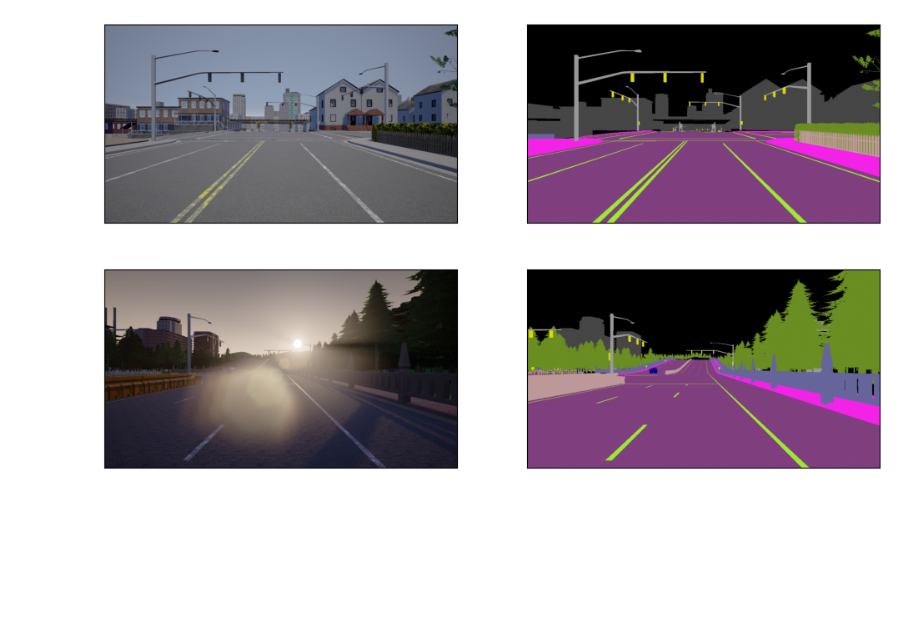
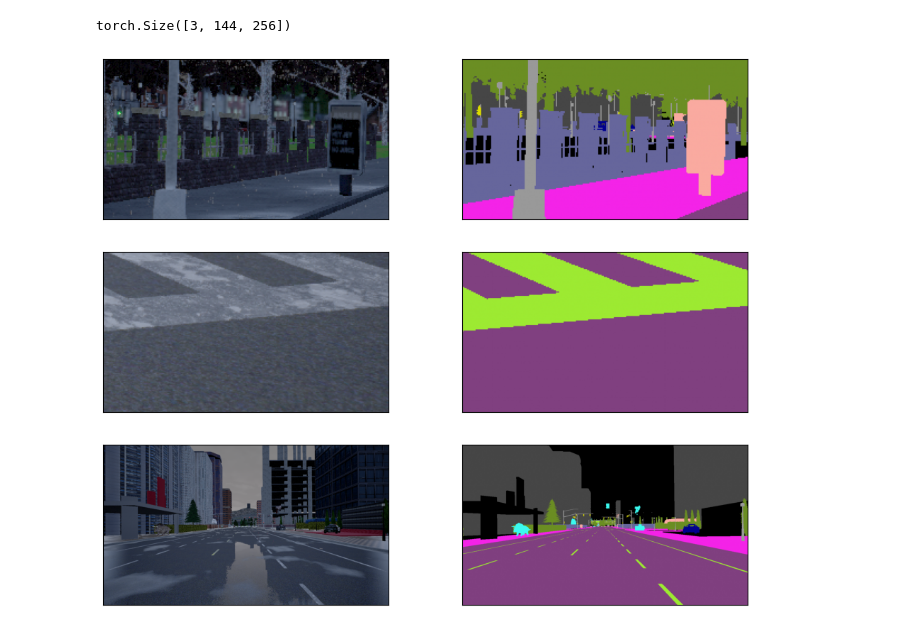
Before and after one commit to NotXia/street-anomaly-segmentation, a Jupyter notebook: src/main.ipynb, the cells around one changed output. Saved outputs shown, nothing was run; the diff lists cells and outputs as text; code cells hidden in the pictures; blank space fills up the shorter version.

```diff
--- a/src/main.ipynb
+++ b/src/main.ipynb
@@ -27,16 +39,19 @@ from utils.misc import set_random_seeds
 # %%
-ds_train = StreetHazardsDataset("./data/train/train.odgt")
-ds_val = StreetHazardsDataset("./data/train/validation.odgt")
+# ds_train = StreetHazardsDataset("./data/train/train.odgt", patch_size=(144, 256))
+# ds_val = StreetHazardsDataset("./data/train/validation.odgt")
+# __ds_test = StreetHazardsDataset("./data/test/test.odgt")
 
-plt.figure(figsize=(12, 7))
-plt.subplot(2, 2, 1)
-visualize_scene(ds_train[0][0])
-plt.subplot(2, 2, 2)
-visualize_annotation(ds_train[0][1])
-plt.subplot(2, 2, 3)
-visualize_scene(ds_val[0][0])
-plt.subplot(2, 2, 4)
-visualize_annotation(ds_val[0][1])
-plt.show()
+# plt.figure(figsize=(12, 10))
+# plt.subplot(3, 2, 1)
+# visualize_scene(ds_train[0][0])
+# plt.subplot(3, 2, 2)
+# visualize_annotation(ds_train[0][1])
+# plt.subplot(3, 2, 3)
+# visualize_scene(ds_val[0][0])
+# plt.subplot(3, 2, 4)
+# visualize_annotation(ds_val[0][1])
+# plt.subplot(3, 2, 5)
+# visualize_scene(__ds_test[0][0])
+# plt.subplot(3, 2, 6)
+# visualize_annotation(__ds_test[0][1])
+# plt.show()
-# %% [output]
-[figure, removed]
@@ -42,0 +83,29 @@ plt.show()
+# %%
+PATCH_SIZE = (144, 256)
+
+ds_train = StreetHazardsDataset("./data/train/train.odgt", patch_size=PATCH_SIZE)
+ds_val = StreetHazardsDataset("./data/train/validation.odgt", patch_size=PATCH_SIZE)
+__ds_test = StreetHazardsDataset("./data/test/test.odgt")
+ds_train = torch.utils.data.Subset(ds_train, np.random.default_rng(SEED).choice(range(len(ds_train)), size=1000, replace=False))
+ds_val = torch.utils.data.Subset(ds_val, np.random.default_rng(SEED).choice(range(len(ds_val)), size=200, replace=False))
+__ds_test = torch.utils.data.Subset(__ds_test, np.random.default_rng(SEED).choice(range(len(__ds_test)), size=200, replace=False))
+
+print(ds_train[0][0].shape)
+
+plt.figure(figsize=(12, 10))
+plt.subplot(3, 2, 1)
+visualize_scene(ds_train[0][0])
+plt.subplot(3, 2, 2)
+visualize_annotation(ds_train[0][1])
+plt.subplot(3, 2, 3)
+visualize_scene(ds_val[0][0])
+plt.subplot(3, 2, 4)
+visualize_annotation(ds_val[0][1])
+plt.subplot(3, 2, 5)
+visualize_scene(__ds_test[0][0])
+plt.subplot(3, 2, 6)
+visualize_annotation(__ds_test[0][1])
+plt.show()
+# %% [output]
+torch.Size([3, 144, 256])
+[figure, added]
```
Also changed, not shown: parts of 5 cells of this notebook, 3 other files.
